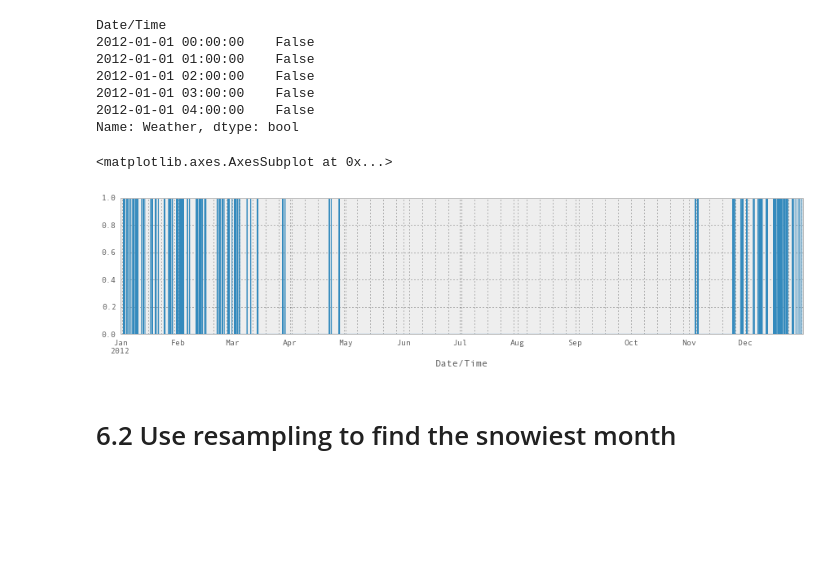
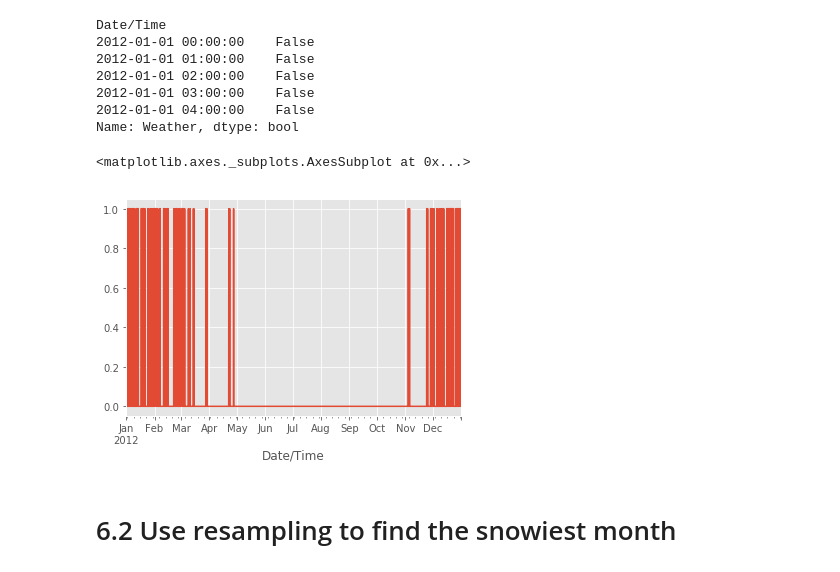
Before and after one commit to jvns/pandas-cookbook, a Jupyter notebook: cookbook/Chapter 6 - String Operations- Which month was the snowiest.ipynb, the cells around one changed output. Saved outputs shown, nothing was run; the diff lists cells and outputs as text; code cells hidden in the pictures; blank space fills up the shorter version.

```diff
--- a/cookbook/Chapter 6 - String Operations- Which month was the snowiest.ipynb
+++ b/cookbook/Chapter 6 - String Operations- Which month was the snowiest.ipynb
@@ -5,7 +5,7 @@ import pandas as pd
 import matplotlib.pyplot as plt
 import numpy as np
 
-pd.set_option('display.mpl_style', 'default')
+plt.style.use('ggplot')
 plt.rcParams['figure.figsize'] = (15, 3)
 plt.rcParams['font.family'] = 'sans-serif'
 # %% [markdown]
@@ -46,10 +45,11 @@ Date/Time
 Name: Weather, dtype: bool
 # %%
 # More useful!
+is_snowing=is_snowing.astype(float)
 is_snowing.plot()
 # %% [output]
-<matplotlib.axes.AxesSubplot at 0x...>
+<matplotlib.axes._subplots.AxesSubplot at 0x...>
-[figure, old version]
+[figure, new version]
 # %% [markdown]
 # 6.2 Use resampling to find the snowiest month
 # %% [markdown]
```
Also changed, not shown: parts of 7 cells of this notebook, 8 other files.
